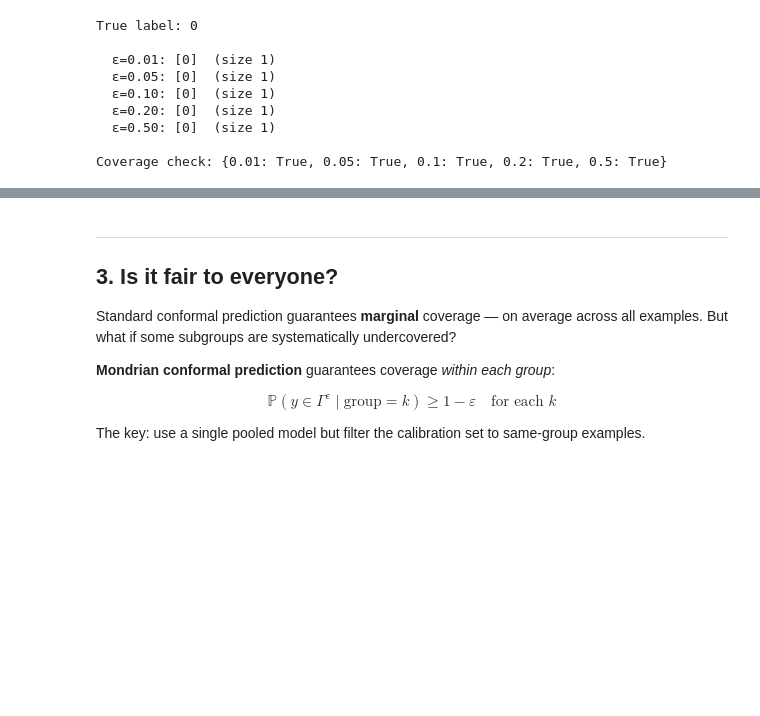
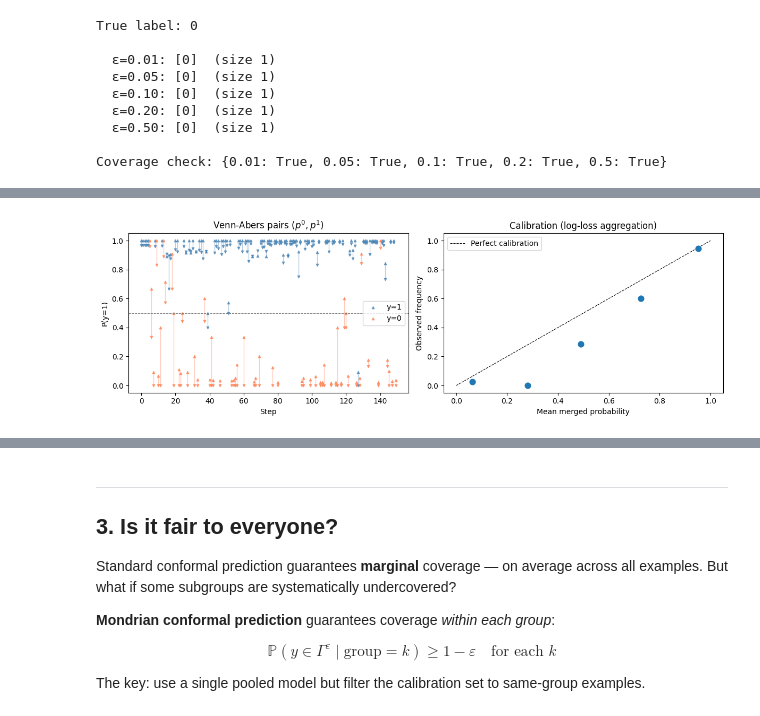
Before and after one commit to egonmedhatten/online-cp, a Jupyter notebook: notebooks/tutorial.ipynb, the cells around one changed output, grey strips where cells are left out. Drawn from its saved outputs; the diff is of its cells as text; code cells hidden in the pictures; blank space fills up the shorter version.

```diff
--- a/notebooks/tutorial.ipynb
+++ b/notebooks/tutorial.ipynb
@@ -250,0 +305,43 @@ Coverage check: {0.01: True, 0.05: True, 0.1: True, 0.2: True, 0.5: True}
+# %%
+# Visualise the multiprobability pairs
+fig, axes = plt.subplots(1, 2, figsize=(12, 4))
+
+# Left: multiprobability pairs over time, colored by true label
+ax = axes[0]
+for label, color, name in [(1, 'steelblue', 'y=1'), (0, 'coral', 'y=0')]:
+    mask = labels_test == label
+    idx = np.where(mask)[0]
+    # Show the pair as a vertical bar from p0 to p1
+    for j in idx:
+        ax.plot([j, j], [p0s[j], p1s[j]], color=color, alpha=0.4, lw=1)
+    ax.scatter(idx, p1s[mask], c=color, s=10, alpha=0.7, label=name, marker='^')
+    ax.scatter(idx, p0s[mask], c=color, s=10, alpha=0.7, marker='v')
+ax.axhline(0.5, color='gray', ls='--', lw=0.8)
+ax.set_xlabel('Step')
+ax.set_ylabel('P(y=1)')
+ax.set_title('Venn-Abers pairs $(p^0, p^1)$')
+ax.legend()
+
+# Right: calibration of merged predictions (for evaluation only)
+ax = axes[1]
+n_bins = 5
+bin_edges = np.linspace(0, 1, n_bins + 1)
+bin_means, bin_freqs = [], []
+for lo, hi in zip(bin_edges[:-1], bin_edges[1:]):
+    mask = (merged >= lo) & (merged < hi)
+    if mask.sum() > 0:
+        bin_means.append(merged[mask].mean())
+        bin_freqs.append(labels_test[mask].mean())
+ax.plot([0, 1], [0, 1], 'k--', lw=0.8, label='Perfect calibration')
+ax.scatter(bin_means, bin_freqs, s=60, zorder=5)
+ax.set_xlabel('Mean merged probability')
+ax.set_ylabel('Observed frequency')
+ax.set_title('Calibration (log-loss aggregation)')
+ax.legend()
+ax.set_xlim(-0.05, 1.05)
+ax.set_ylim(-0.05, 1.05)
+
+plt.tight_layout()
+plt.show()
+# %% [output]
+[figure, added]
```
Also changed, not shown: parts of 7 cells of this notebook, 10 other files.
